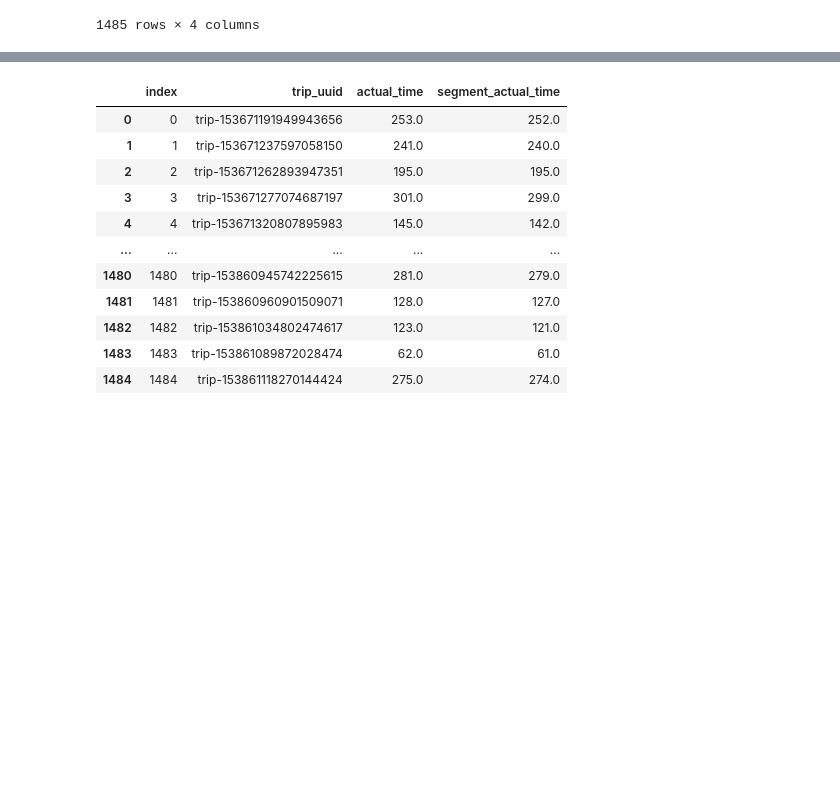
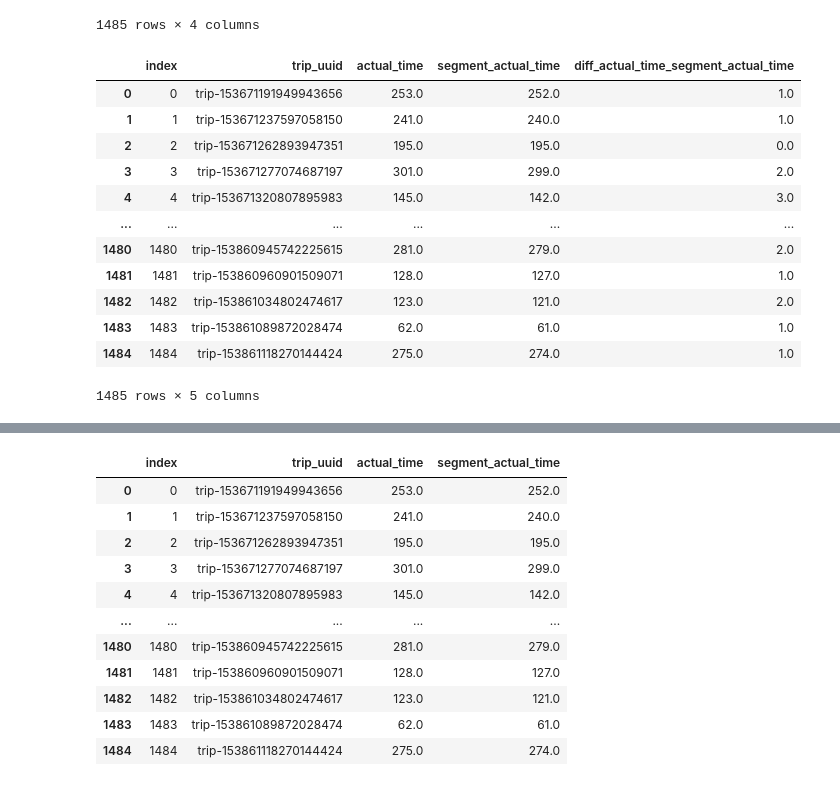
Before and after one commit to akshayabhale1406/SCLR_Delhivery_FE, a Jupyter notebook: Delhivery_FE.ipynb, the cells around one changed output, grey strips where cells are left out. Cells and saved outputs as stored; diff of their text form; code cells hidden in the pictures; blank space fills up the shorter version.

```diff
--- a/Delhivery_FE.ipynb
+++ b/Delhivery_FE.ipynb
@@ -760,6 +752,23 @@ df_atav
 | 1483 | 1483 | trip-153861089872028474 | 62.0 | 61.0 |
 | 1484 | 1484 | trip-153861118270144424 | 275.0 | 274.0 |
 1485 rows × 4 columns
+# %%
+df_atav["diff_actual_time_segment_actual_time"] = df_atav["actual_time"] - df_atav["segment_actual_time"]
+df_atav
+# %% [output]
+|  | index | trip_uuid | actual_time | segment_actual_time | diff_actual_time_segment_actual_time |
+| 0 | 0 | trip-153671191949943656 | 253.0 | 252.0 | 1.0 |
+| 1 | 1 | trip-153671237597058150 | 241.0 | 240.0 | 1.0 |
+| 2 | 2 | trip-153671262893947351 | 195.0 | 195.0 | 0.0 |
+| 3 | 3 | trip-153671277074687197 | 301.0 | 299.0 | 2.0 |
+| 4 | 4 | trip-153671320807895983 | 145.0 | 142.0 | 3.0 |
+| ... | ... | ... | ... | ... | ... |
+| 1480 | 1480 | trip-153860945742225615 | 281.0 | 279.0 | 2.0 |
+| 1481 | 1481 | trip-153860960901509071 | 128.0 | 127.0 | 1.0 |
+| 1482 | 1482 | trip-153861034802474617 | 123.0 | 121.0 | 2.0 |
+| 1483 | 1483 | trip-153861089872028474 | 62.0 | 61.0 | 1.0 |
+| 1484 | 1484 | trip-153861118270144424 | 275.0 | 274.0 | 1.0 |
+1485 rows × 5 columns
 # %%
 df_atav.describe()
 # %% [output]
```
Also changed, not shown: parts of 13 cells of this notebook.
